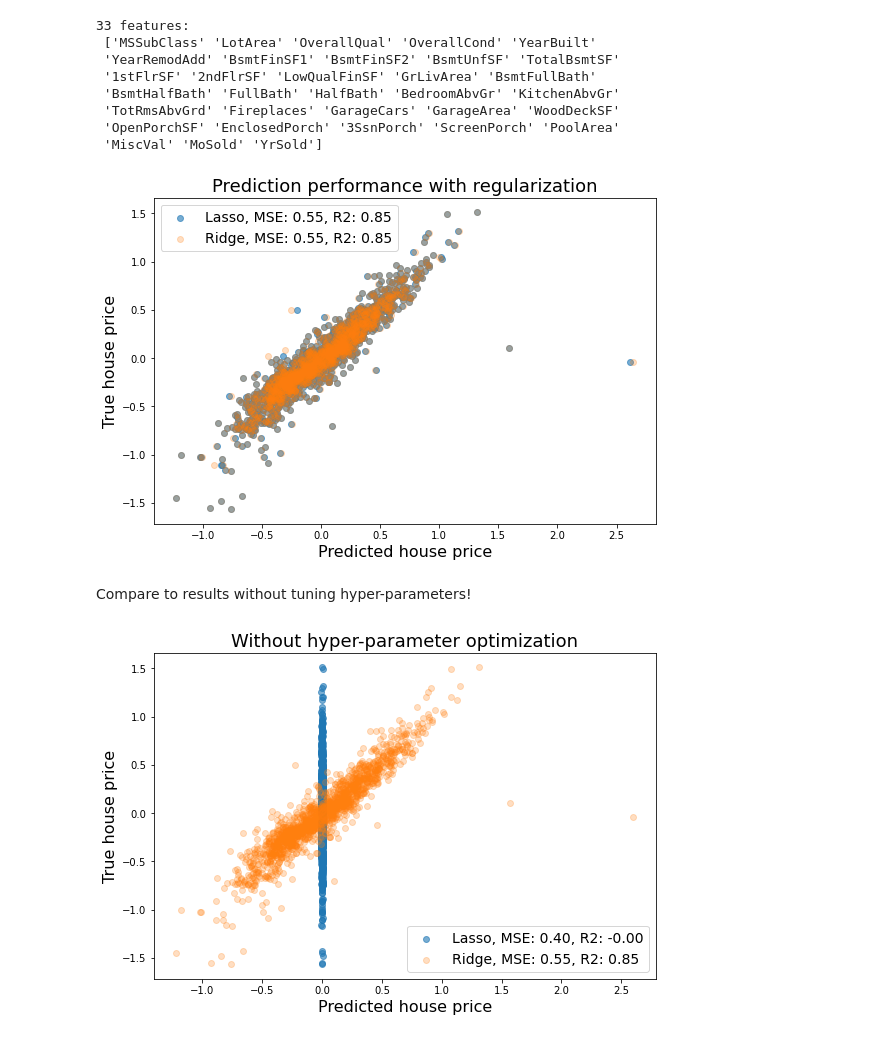
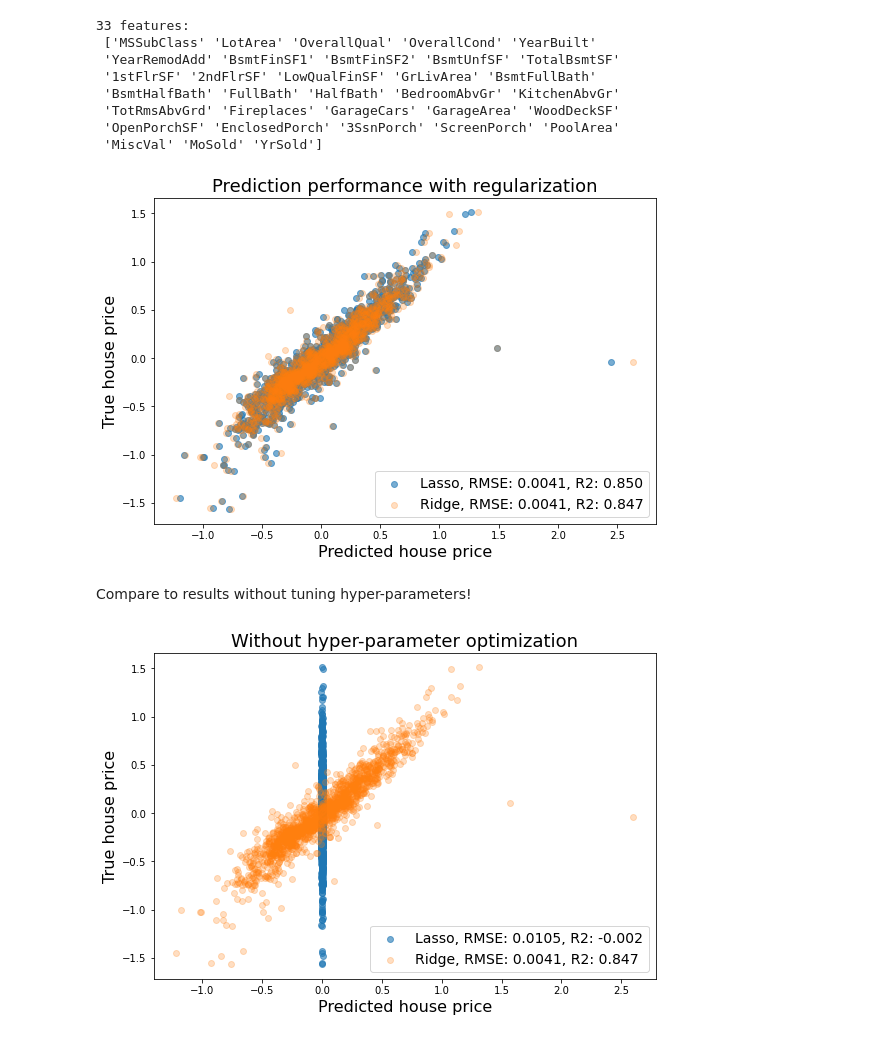
Before and after one commit to JaronThompson/HousePrices, a Jupyter notebook: BaselineRegressionModel.ipynb, the cells around one changed output. Cells and saved outputs as stored; diff of their text form; code cells hidden in the pictures.

```diff
--- a/BaselineRegressionModel.ipynb
+++ b/BaselineRegressionModel.ipynb
@@ -123,7 +123,7 @@ def HyperParamOpt1D(X, y, classifier, hyperparams, n_splits):
     return best_clf, best_param
 # %%
 # set hyperparams to optimize over
-hyperparams = np.logspace(-4, np.log10(20), 20)
+hyperparams = np.logspace(-3, np.log10(20), 20)
 
 # record out-of-fold predictions for Lasso and Ridge regression
 oof_L = np.zeros(X.shape[0])
@@ -160,23 +160,23 @@ for trainval_index, test_index in tqdm(skf1.split(X), desc="K-Fold"):
     oof_R[test_index] = y_pred_test.flatten()
 # %%
 # calculate performance
-mse_ridge = np.linalg.norm(y - oof_R)/len(y)
-mse_lasso = np.linalg.norm(y - oof_L)/len(y)
+mse_ridge = np.linalg.norm(y.ravel() - oof_R)/len(y)
+mse_lasso = np.linalg.norm(y.ravel() - oof_L)/len(y)
 R2_ridge  = R2(y, oof_R)
 R2_lasso  = R2(y, oof_L)
 
 plt.figure(figsize=(9, 6))
 
-plt.scatter(oof_L, y, alpha=.6, label="Lasso, MSE: {:.2f}, R2: {:.2f}".format(mse_lasso, R2_lasso))
-plt.scatter(oof_R, y, alpha=.25, label="Ridge, MSE: {:.2f}, R2: {:.2f}".format(mse_ridge, R2_ridge))
+plt.scatter(oof_L, y, alpha=.6, label="Lasso, RMSE: {:.4f}, R2: {:.3f}".format(mse_lasso, R2_lasso))
+plt.scatter(oof_R, y, alpha=.25, label="Ridge, RMSE: {:.4f}, R2: {:.3f}".format(mse_ridge, R2_ridge))
 plt.xlabel("Predicted house price", fontsize=16)
 plt.ylabel("True house price", fontsize=16)
 
 plt.legend(fontsize=14)
 plt.title("Prediction performance with regularization", fontsize=18)
 plt.show()
 # %% [output]
-[figure, old version]
+[figure, new version]
 # %% [markdown]
 Compare to results without tuning hyper-parameters!
 # %%
@@ -211,15 +211,15 @@ for trainval_index, test_index in tqdm(skf1.split(X), desc="K-Fold"):
     oof_R[test_index] = y_pred_test.flatten()
 # %%
 # calculate performance
-mse_ridge = np.linalg.norm(y - oof_R)/len(y)
-mse_lasso = np.linalg.norm(y - oof_L)/len(y)
+mse_ridge = np.linalg.norm(y.ravel() - oof_R)/len(y)
+mse_lasso = np.linalg.norm(y.ravel() - oof_L)/len(y)
 R2_ridge  = R2(y, oof_R)
 R2_lasso  = R2(y, oof_L)
 
 plt.figure(figsize=(9, 6))
 
-plt.scatter(oof_L, y, alpha=.6, label="Lasso, MSE: {:.2f}, R2: {:.2f}".format(mse_lasso, R2_lasso))
-plt.scatter(oof_R, y, alpha=.25, label="Ridge, MSE: {:.2f}, R2: {:.2f}".format(mse_ridge, R2_ridge))
+plt.scatter(oof_L, y, alpha=.6, label="Lasso, RMSE: {:.4f}, R2: {:.3f}".format(mse_lasso, R2_lasso))
+plt.scatter(oof_R, y, alpha=.25, label="Ridge, RMSE: {:.4f}, R2: {:.3f}".format(mse_ridge, R2_ridge))
 plt.xlabel("Predicted house price", fontsize=16)
 plt.ylabel("True house price", fontsize=16)
 
@@ -227,4 +227,4 @@ plt.legend(fontsize=14)
 plt.title("Without hyper-parameter optimization", fontsize=18)
 plt.show()
 # %% [output]
-[figure, old version]
+[figure, new version]
```
Also changed, not shown: 3 other files.
